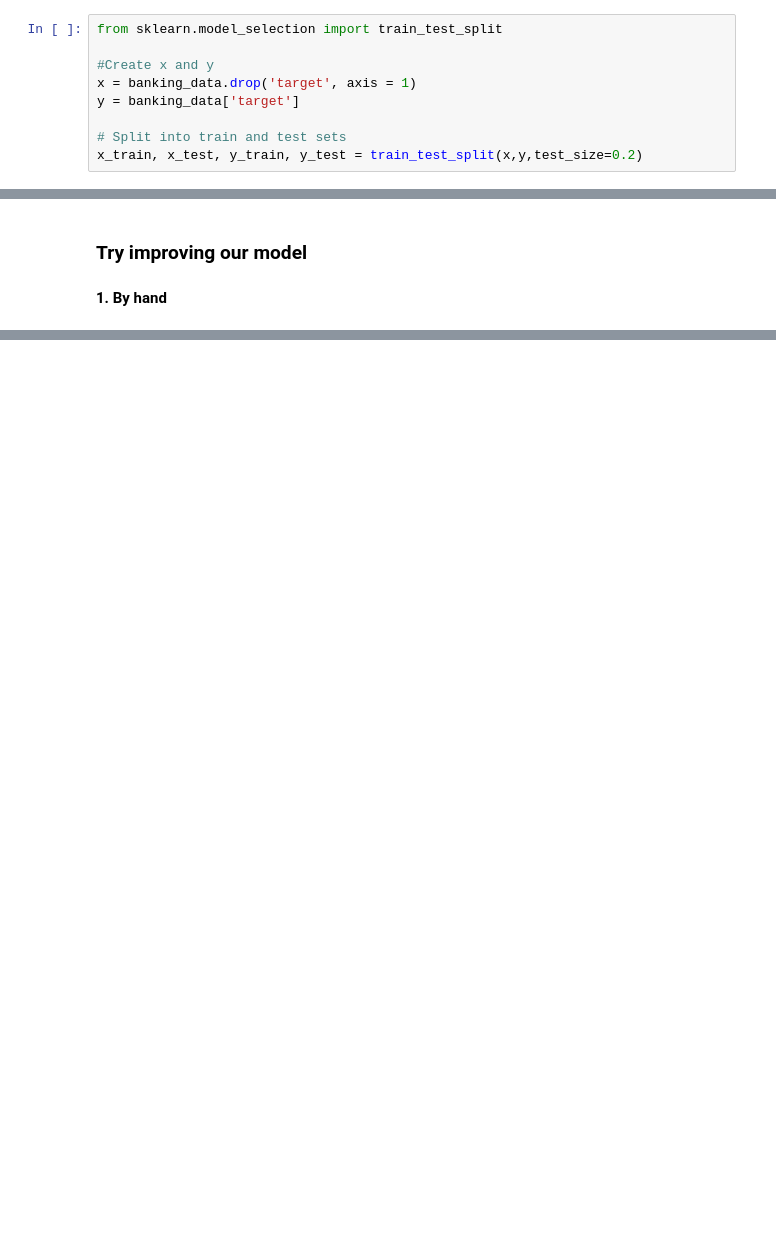
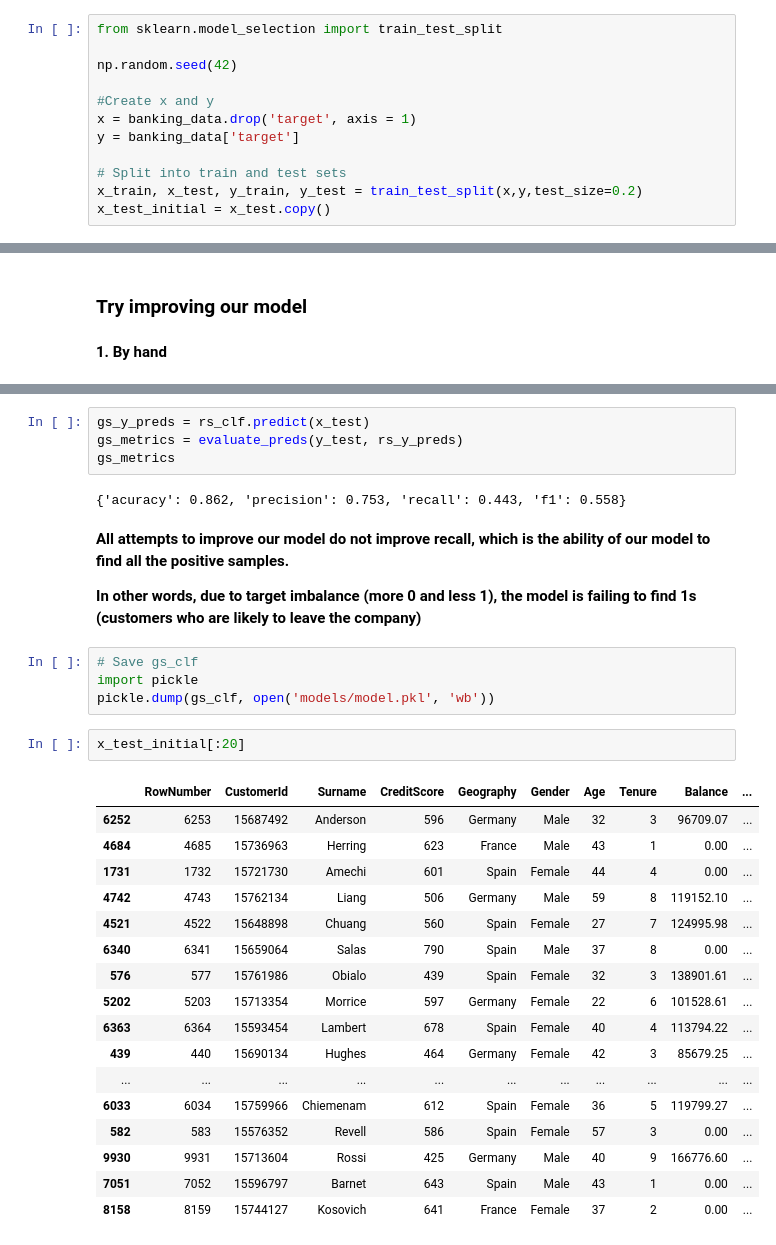
Before and after one commit to jniyomufasha/ADS-banking-churn, a Jupyter notebook: retainl-ml.ipynb, the cells around one changed output, grey strips where cells are left out. Drawn from its saved outputs; the diff is of its cells as text; blank space fills up the shorter version.

```diff
--- a/retainl-ml.ipynb
+++ b/retainl-ml.ipynb
@@ -139,6 +139,8 @@ px.box(banking_data, x = 'EstimatedSalary')
 Only CreditScore and Age columns have outliers. We will keep the values.
 # %%
 from sklearn.model_selection import train_test_split
+
+np.random.seed(42)
 
 #Create x and y
 x = banking_data.drop('target', axis = 1)
@@ -146,6 +148,7 @@ y = banking_data['target']
 
 # Split into train and test sets
 x_train, x_test, y_train, y_test = train_test_split(x,y,test_size=0.2)
+x_test_initial = x_test.copy()
 # %% [markdown]
 Since `RowNumber`, `CustomerId` and `Surname` are arbitrary and  in no way impact the decision to leave the bank, we will remove them from our dataset.
 # %%
@@ -335,0 +459,34 @@ pd.DataFrame(output)
+# %%
+gs_y_preds = rs_clf.predict(x_test)
+gs_metrics = evaluate_preds(y_test, rs_y_preds)
+gs_metrics
+# %% [output]
+{'acuracy': 0.862, 'precision': 0.753, 'recall': 0.443, 'f1': 0.558}
+# %% [markdown]
+**All attempts to improve our model do not improve recall, which is the ability of our model to find all the positive samples.**
+
+**In other words, due to target imbalance (more 0 and less 1), the model is failing to find 1s (customers who are likely to leave the company)**
+# %%
+# Save gs_clf
+import pickle
+pickle.dump(gs_clf, open('models/model.pkl', 'wb'))
+# %%
+x_test_initial[:20]
+# %% [output]
+|  | RowNumber | CustomerId | Surname | CreditScore | Geography | Gender | Age | Tenure | Balance | ... |
+| 6252 | 6253 | 15687492 | Anderson | 596 | Germany | Male | 32 | 3 | 96709.07 | ... |
+| 4684 | 4685 | 15736963 | Herring | 623 | France | Male | 43 | 1 | 0.00 | ... |
+| 1731 | 1732 | 15721730 | Amechi | 601 | Spain | Female | 44 | 4 | 0.00 | ... |
+| 4742 | 4743 | 15762134 | Liang | 506 | Germany | Male | 59 | 8 | 119152.10 | ... |
+| 4521 | 4522 | 15648898 | Chuang | 560 | Spain | Female | 27 | 7 | 124995.98 | ... |
+| 6340 | 6341 | 15659064 | Salas | 790 | Spain | Male | 37 | 8 | 0.00 | ... |
+| 576 | 577 | 15761986 | Obialo | 439 | Spain | Female | 32 | 3 | 138901.61 | ... |
+| 5202 | 5203 | 15713354 | Morrice | 597 | Germany | Female | 22 | 6 | 101528.61 | ... |
+| 6363 | 6364 | 15593454 | Lambert | 678 | Spain | Female | 40 | 4 | 113794.22 | ... |
+| 439 | 440 | 15690134 | Hughes | 464 | Germany | Female | 42 | 3 | 85679.25 | ... |
+| ... | ... | ... | ... | ... | ... | ... | ... | ... | ... | ... |
+| 6033 | 6034 | 15759966 | Chiemenam | 612 | Spain | Female | 36 | 5 | 119799.27 | ... |
+| 582 | 583 | 15576352 | Revell | 586 | Spain | Female | 57 | 3 | 0.00 | ... |
+| 9930 | 9931 | 15713604 | Rossi | 425 | Germany | Male | 40 | 9 | 166776.60 | ... |
+| 7051 | 7052 | 15596797 | Barnet | 643 | Spain | Male | 43 | 1 | 0.00 | ... |
+| 8158 | 8159 | 15744127 | Kosovich | 641 | France | Female | 37 | 2 | 0.00 | ... |
```
Also changed, not shown: parts of 22 cells of this notebook, 2 other files.
